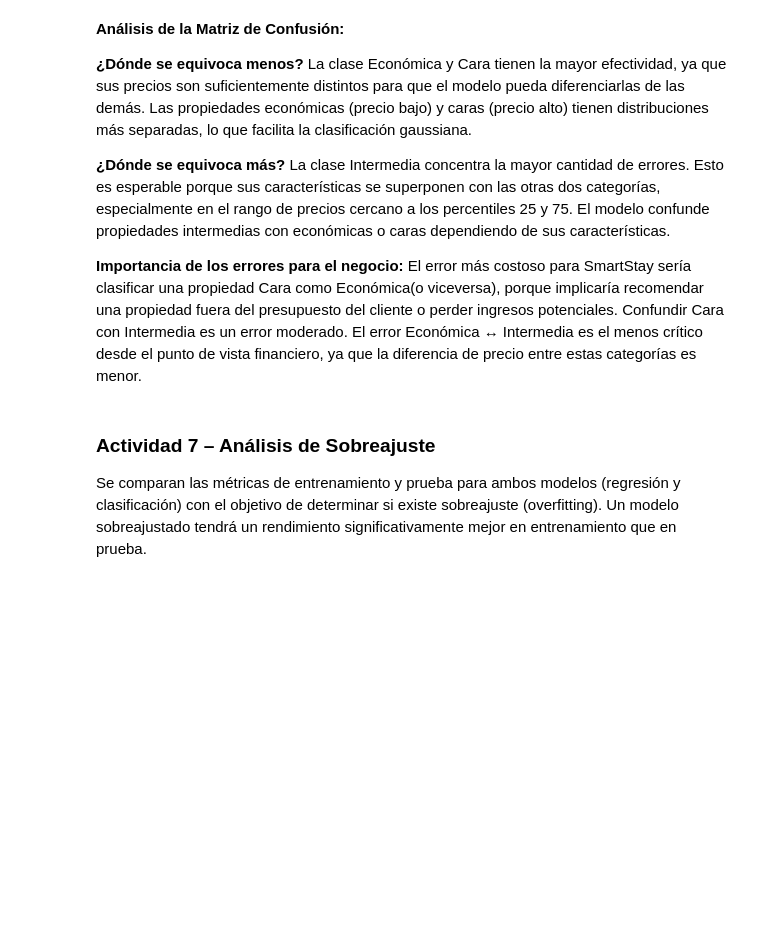
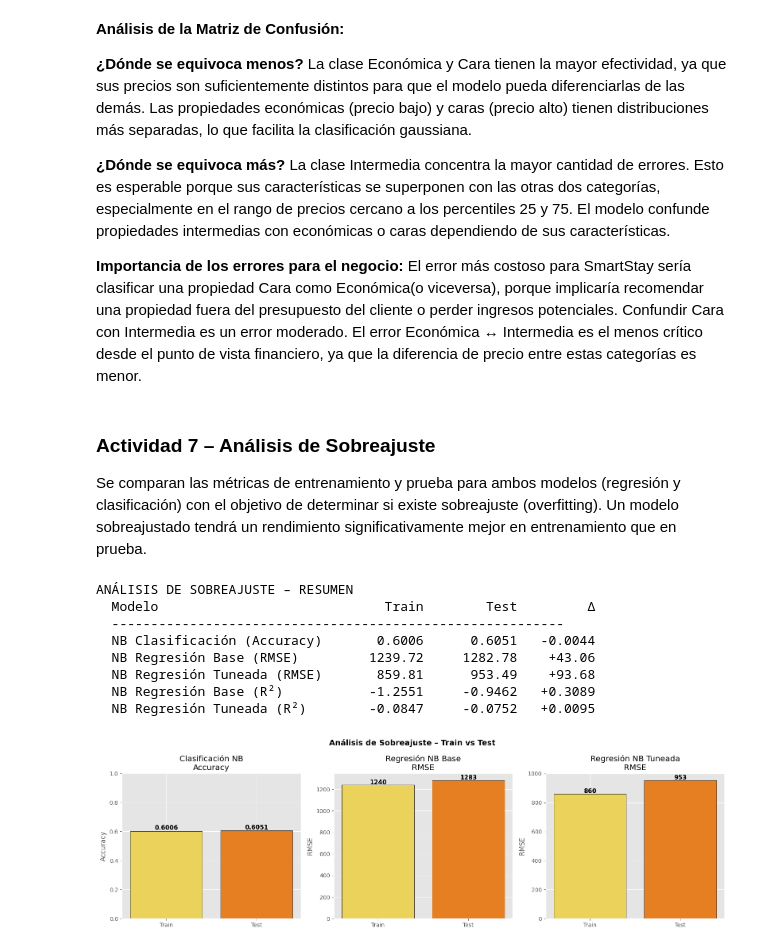
Before and after one commit to AleWWH1104/Lab5-md, a Jupyter notebook: Lab5.ipynb, the cells around one changed output. Saved outputs shown, nothing was run; the diff lists cells and outputs as text; code cells hidden in the pictures; blank space fills up the shorter version.

```diff
--- a/Lab5.ipynb
+++ b/Lab5.ipynb
@@ -835,3 +835,80 @@ Distribución de errores (fila=real, col=predicho):
 ### Actividad 7 – Análisis de Sobreajuste
 
 Se comparan las métricas de entrenamiento y prueba para ambos modelos (regresión y clasificación) con el objetivo de determinar si existe sobreajuste (overfitting). Un modelo sobreajustado tendrá un rendimiento significativamente mejor en entrenamiento que en prueba.
+# %%
+# Actividad 7 – Análisis de sobreajuste (Train vs Test)
+from sklearn.metrics import mean_squared_error, r2_score, accuracy_score
+
+# ── Clasificación ─────────────────────────────────────────────────────────
+acc_train_clf = accuracy_score(y_train_c, nb_clf.predict(X_train_c))
+acc_test_clf  = accuracy_score(y_test_c, y_pred_clf)
+diff_clf      = acc_train_clf - acc_test_clf
+
+# ── Regresión base ────────────────────────────────────────────────────────
+rmse_train_base = np.sqrt(mean_squared_error(y_train, nb_regresion.predict(X_train)))
+rmse_test_base  = np.sqrt(mean_squared_error(y_test, y_pred_nb))
+r2_train_base   = r2_score(y_train, nb_regresion.predict(X_train))
+r2_test_base    = r2_score(y_test, y_pred_nb)
+
+# ── Regresión tuneada ─────────────────────────────────────────────────────
+rmse_train_tun = np.sqrt(mean_squared_error(y_train, modelo_nb_tunned.best_estimator_.predict(X_train)))
+rmse_test_tun  = np.sqrt(mean_squared_error(y_test, y_pred_nb_tunned))
+r2_train_tun   = r2_score(y_train, modelo_nb_tunned.best_estimator_.predict(X_train))
+r2_test_tun    = r2_score(y_test, y_pred_nb_tunned)
+
+
+print('ANÁLISIS DE SOBREAJUSTE – RESUMEN')
+
+print(f'  {"Modelo":<28}  {"Train":>10}  {"Test":>10}  {"Δ":>8}')
+print(f'  {"-"*58}')
+print(f'  {"NB Clasificación (Accuracy)":<28}  {acc_train_clf:>10.4f}  {acc_test_clf:>10.4f}  {diff_clf:>+8.4f}')
+print(f'  {"NB Regresión Base (RMSE)":<28}  {rmse_train_base:>10.2f}  {rmse_test_base:>10.2f}  {rmse_test_base-rmse_train_base:>+8.2f}')
+print(f'  {"NB Regresión Tuneada (RMSE)":<28}  {rmse_train_tun:>10.2f}  {rmse_test_tun:>10.2f}  {rmse_test_tun-rmse_train_tun:>+8.2f}')
+print(f'  {"NB Regresión Base (R²)":<28}  {r2_train_base:>10.4f}  {r2_test_base:>10.4f}  {r2_test_base-r2_train_base:>+8.4f}')
+print(f'  {"NB Regresión Tuneada (R²)":<28}  {r2_train_tun:>10.4f}  {r2_test_tun:>10.4f}  {r2_test_tun-r2_train_tun:>+8.4f}')
+
+
+# Gráfica comparativa
+fig, axes = plt.subplots(1, 3, figsize=(16, 5))
+fig.suptitle('Análisis de Sobreajuste – Train vs Test', fontsize=14, fontweight='bold')
+
+# Clasificación – Accuracy
+axes[0].bar(['Train', 'Test'], [acc_train_clf, acc_test_clf],
+            color=["#ebd35b", '#e67e22'], edgecolor='black')
+axes[0].set_ylim(0, 1)
+axes[0].set_title('Clasificación NB\nAccuracy')
+axes[0].set_ylabel('Accuracy')
+for bar, val in zip(axes[0].patches, [acc_train_clf, acc_test_clf]):
+    axes[0].text(bar.get_x() + bar.get_width()/2, bar.get_height() + 0.01,
+                 f'{val:.4f}', ha='center', fontsize=11, fontweight='bold')
+
+# Regresión base – RMSE
+axes[1].bar(['Train', 'Test'], [rmse_train_base, rmse_test_base],
+            color=["#ebd35b", '#e67e22'], edgecolor='black')
+axes[1].set_title('Regresión NB Base\nRMSE')
+axes[1].set_ylabel('RMSE')
+for bar, val in zip(axes[1].patches, [rmse_train_base, rmse_test_base]):
+    axes[1].text(bar.get_x() + bar.get_width()/2, bar.get_height() + 5,
+                 f'{val:.0f}', ha='center', fontsize=11, fontweight='bold')
+
+# Regresión tuneada – RMSE
+axes[2].bar(['Train', 'Test'], [rmse_train_tun, rmse_test_tun],
+            color=["#ebd35b", '#e67e22'], edgecolor='black')
+axes[2].set_title('Regresión NB Tuneada\nRMSE')
+axes[2].set_ylabel('RMSE')
+for bar, val in zip(axes[2].patches, [rmse_train_tun, rmse_test_tun]):
+    axes[2].text(bar.get_x() + bar.get_width()/2, bar.get_height() + 5,
+                 f'{val:.0f}', ha='center', fontsize=11, fontweight='bold')
+
+plt.tight_layout()
+plt.show()
+# %% [output]
+ANÁLISIS DE SOBREAJUSTE – RESUMEN
+  Modelo                             Train        Test         Δ
+  ----------------------------------------------------------
+  NB Clasificación (Accuracy)       0.6006      0.6051   -0.0044
+  NB Regresión Base (RMSE)         1239.72     1282.78    +43.06
+  NB Regresión Tuneada (RMSE)       859.81      953.49    +93.68
+  NB Regresión Base (R²)           -1.2551     -0.9462   +0.3089
+  NB Regresión Tuneada (R²)        -0.0847     -0.0752   +0.0095
+[figure, added]
```
Also changed, not shown: parts of 1 cell of this notebook, 1 other file.
